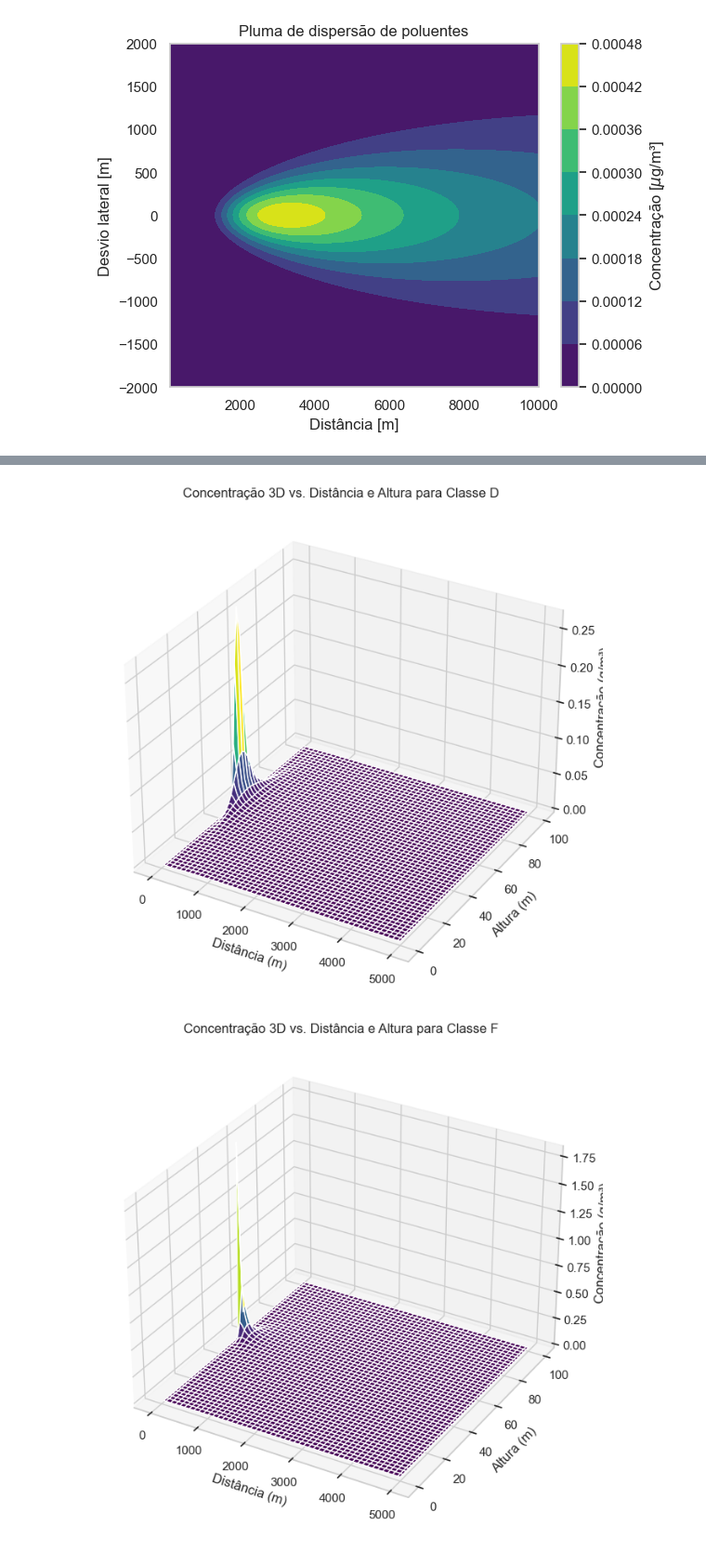
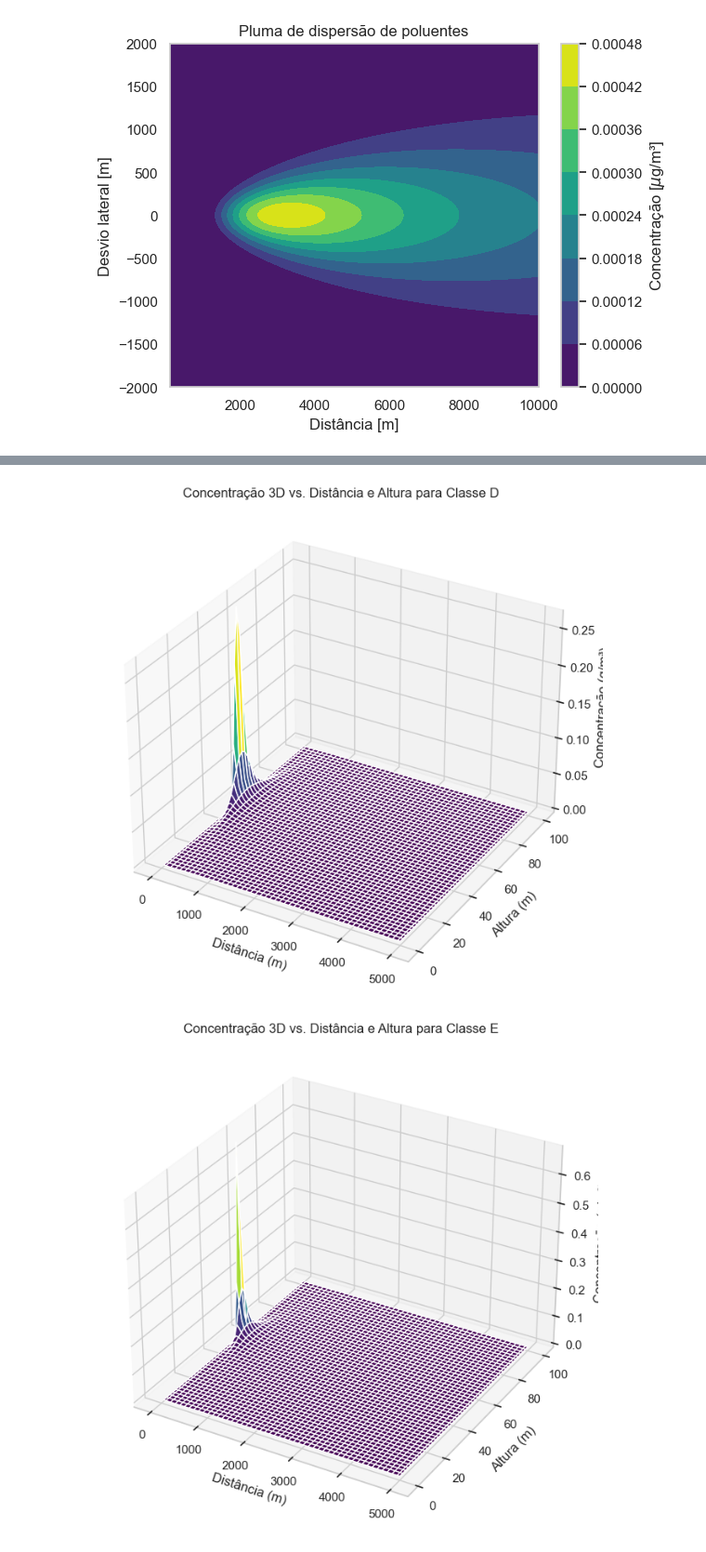
Before and after one commit to GabrielAmorim1337/ENS5173, a Jupyter notebook: trabalho03parte1.ipynb, the cells around one changed output, grey strips where cells are left out. Shown at 93% size. Cells and saved outputs as stored; diff of their text form; code cells hidden in the pictures.

```diff
--- a/trabalho03parte1.ipynb
+++ b/trabalho03parte1.ipynb
@@ -531,31 +531,65 @@ def plotar_concentracao_3d(classe_estabilidade, distancias, alturas, Q, u, H):
 
     Concentracao = np.zeros_like(X)
     for i in range(X.shape[0]):
         for j in range(X.shape[1]):
             Concentracao[i, j] = modelo_gaussiano(Q, u, X[i, j], Y[i, j], Z[i, j], H, Sigma_y[j], Sigma_z[j], delta_h)
 
     fig = plt.figure(figsize=(12, 8))
     ax = fig.add_subplot(111, projection='3d')
     ax.plot_surface(X, Z, Concentracao, cmap='viridis')
     ax.set_title(f'Concentração 3D vs. Distância e Altura para Classe {classe_estabilidade}')
     ax.set_xlabel('Distância (m)')
     ax.set_ylabel('Altura (m)')
     ax.set_zlabel('Concentração (g/m³)')
     plt.show()
 
 # Parâmetros de exemplo
 Q = 100
 u = 5  # Média da velocidade do vento para exemplo
 H = 50
 
+# Plotando para a classe de estabilidade 'E'
+classe_exemplo_C = 'E'
+distancias = np.linspace(0, 5000, 100)
+alturas = np.linspace(0, 100, 50)
+plotar_concentracao_3d(classe_exemplo_C, distancias, alturas, Q, u, H)
+
+# Função para calcular concentração e plotar para uma classe de estabilidade específica
+def plotar_concentracao_3d(classe_estabilidade, distancias, alturas, Q, u, H):
+    X, Z = np.meshgrid(distancias, alturas)
+    Y = np.zeros_like(X)
+    delta_h = calcular_sobrelevação_pluma_briggs(Q, 10, u)  # Usando exemplo de D=10
+
+    Sigma_y = np.array([calcular_sigma_y(d, classe_estabilidade) for d in distancias])
+    Sigma_z = np.array([calcular_sigma_z(d, classe_estabilidade) for d in distancias])
+
+    Concentracao = np.zeros_like(X)
+    for i in range(X.shape[0]):
+        for j in range(X.shape[1]):
+            Concentracao[i, j] = modelo_gaussiano(Q, u, X[i, j], Y[i, j], Z[i, j], H, Sigma_y[j], Sigma_z[j], delta_h)
+
+    fig = plt.figure(figsize=(12, 8))
+    ax = fig.add_subplot(111, projection='3d')
+    ax.plot_surface(X, Z, Concentracao, cmap='viridis')
+    ax.set_title(f'Concentração 3D vs. Distância e Altura para Classe {classe_estabilidade}')
+    ax.set_xlabel('Distância (m)')
+    ax.set_ylabel('Altura (m)')
+    ax.set_zlabel('Concentração (g/m³)')
+    plt.show()
+
+# Parâmetros de exemplo
+Q = 100
+u = 5  # Média da velocidade do vento para exemplo
+H = 50
+
 # Plotando para a classe de estabilidade 'F'
 classe_exemplo_C = 'F'
 distancias = np.linspace(0, 5000, 100)
 alturas = np.linspace(0, 100, 50)
 plotar_concentracao_3d(classe_exemplo_C, distancias, alturas, Q, u, H)
 # %% [output]
 [figure]
 [figure]
 [figure]
 [figure]
-[figure, old version]
+[figure, new version]
```
Also changed, not shown: parts of 4 cells of this notebook.
